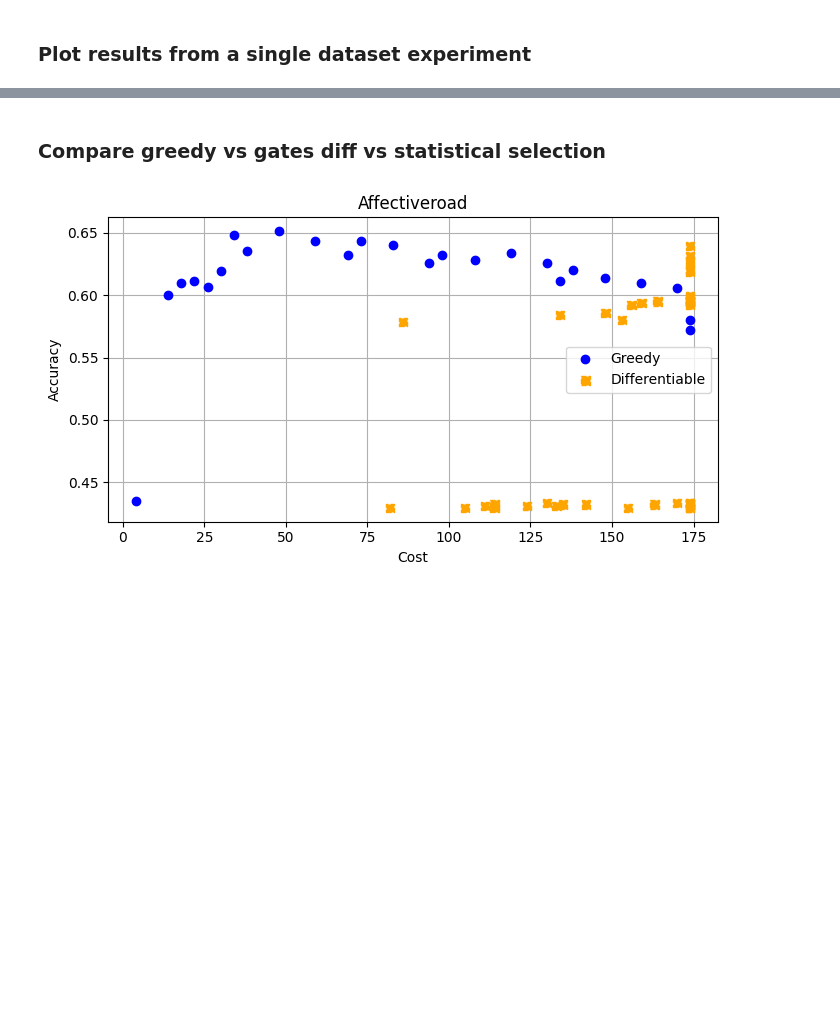
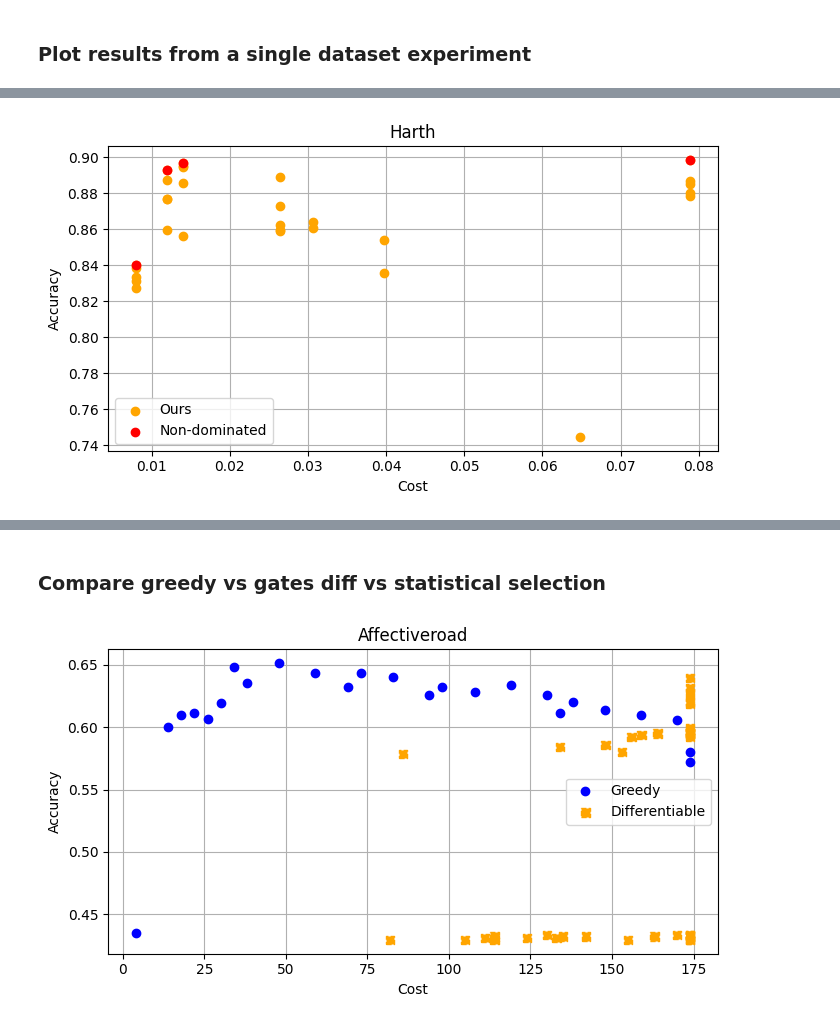
Before and after one commit to kompalas/flexaf, a Jupyter notebook: src/evaluation/plot_results.ipynb, the cells around one changed output, grey strips where cells are left out. Drawn from its saved outputs; the diff is of its cells as text; code cells hidden in the pictures; blank space fills up the shorter version.

```diff
--- a/src/evaluation/plot_results.ipynb
+++ b/src/evaluation/plot_results.ipynb
@@ -138,0 +125,14 @@ Name: 2, dtype: object
+# %%
+dataset = 'harth'
+# expdir = '/home/balaskas/flexaf/saved_logs/harth/diff_fs_fcnn_harth___2025.08.06-20.58.13.185'  # fold 2, trial 3, features: [0, 1, 4, 5, 8, 9, 12, 13, 16, 17, 20, 21]
+expdir = '/home/balaskas/flexaf/logs/diff_fs_fcnn_harth___2025.08.07-19.46.46.517'  # fold 0, trial 4, features: [0, 1, 5, 12, 16, 17, 20]
+# soa_dir = '/home/balaskas/flexaf/saved_logs/wesad_merged/sota_mlp_wesad_merged___2025.08.06-19.42.23.758'
+
+csvfile = os.path.join(expdir, 'results', 'gated_model_results.csv')
+# soa_csvfile = os.path.join(soa_dir, 'statistical_results.csv')
+soa_csvfile = None
+
+pareto_df = plot_accuracy_vs_cost_from_csv(csvfile, soa_csvfile, title=dataset.capitalize())
+pareto_df.sort_values(by='accuracy', ascending=False)
+# %% [output]
+[figure, added]
```
Also changed, not shown: parts of 9 cells of this notebook, 9 other files.
